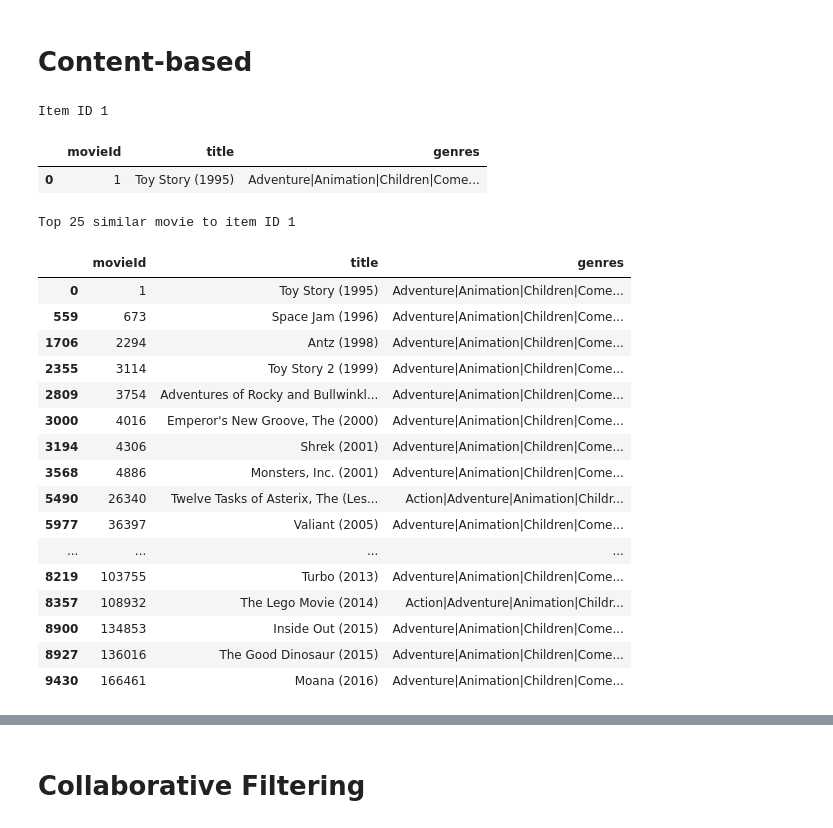
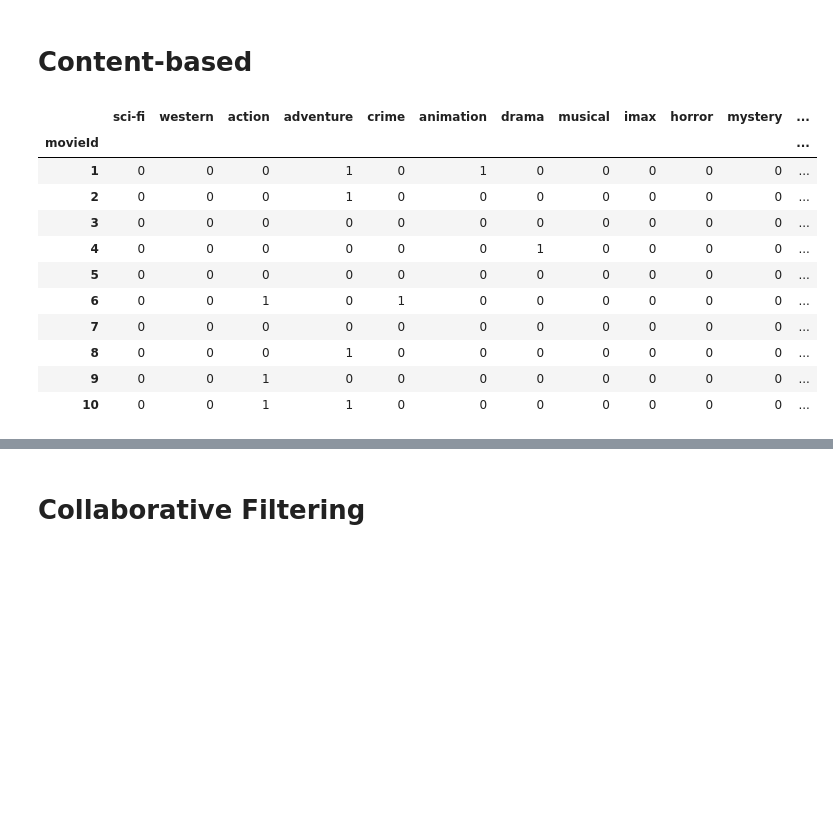
Before and after one commit to ngoduongkha/Recommendation-System, a Jupyter notebook: code.ipynb, the cells around one changed output, grey strips where cells are left out. Saved outputs shown, nothing was run; the diff lists cells and outputs as text; code cells hidden in the pictures; blank space fills up the shorter version.

```diff
--- a/code.ipynb
+++ b/code.ipynb
@@ -113,80 +113,46 @@ display(popular_items.head(10))
 # %% [markdown]
 # Content-based
 # %%
-from sklearn.metrics.pairwise import cosine_similarity
-
 # get items that have been rated
 rated_items = items.loc[items[ITEM_COL].isin(ratings[ITEM_COL])].copy()
 
 # split and extract genres
 genre = rated_items['genres'].str.split("|", expand=True)
 
 # get all distinct genre
 all_genre = set()
 for column in genre.columns:
     distinct_genre = genre[column].str.lower().str.strip().unique()
     all_genre.update(distinct_genre)
 all_genre.remove('(no genres listed)')
 all_genre.remove(None)
 
 # create item-genre matrix
 item_genre_mat = rated_items[[ITEM_COL, 'genres']].copy()
 item_genre_mat['genres'] = item_genre_mat['genres'].str.lower().str.strip()
 
 # create genres column
 for genre in all_genre:
     item_genre_mat[genre] = np.where(item_genre_mat['genres'].str.contains(genre), 1, 0)
 
 item_genre_mat = item_genre_mat.drop(['genres'], axis=1)
 item_genre_mat = item_genre_mat.set_index(ITEM_COL)
 
-# compute similarity matix
-corr_mat = cosine_similarity(item_genre_mat)
+display(item_genre_mat.head(10))
 
 # get dictionary with key is name and value is index
 ind2name = { index: name for index, name in enumerate(item_genre_mat.index)}
 name2ind = { name: index for index, name in ind2name.items() }
-
-# get top-k similar items
-def top_k_items(item_id, top_k, corr_mat, dict_name):
-    # sort and get top k correlation value
-    top_items = corr_mat[item_id, :].argsort()[-top_k:][::-1]
-    top_items = [dict_name[index] for index in top_items]
-    return top_items
-
-RECOMMEND_ITEM_ID = 1
-
-similar_items = top_k_items(name2ind[RECOMMEND_ITEM_ID],
-                            top_k = 25,
-                            corr_mat = corr_mat,
-                            dict_name = ind2name)
-
-# display result
-print('Item ID {}'.format(RECOMMEND_ITEM_ID))
-display(items.loc[items[ITEM_COL] == RECOMMEND_ITEM_ID])
-print("Top 25 similar movie to item ID {}".format(RECOMMEND_ITEM_ID))
-display(items.loc[items[ITEM_COL].isin(similar_items)])
-
-del corr_mat
 # %% [output]
-Item ID 1
-|  | movieId | title | genres |
-| 0 | 1 | Toy Story (1995) | Adventure|Animation|Children|Come... |
+|  | sci-fi | western | action | adventure | crime | animation | drama | musical | imax | horror | mystery | ... |
+| movieId |  |  |  |  |  |  |  |  |  |  |  | ... |
+| 1 | 0 | 0 | 0 | 1 | 0 | 1 | 0 | 0 | 0 | 0 | 0 | ... |
+| 2 | 0 | 0 | 0 | 1 | 0 | 0 | 0 | 0 | 0 | 0 | 0 | ... |
+| 3 | 0 | 0 | 0 | 0 | 0 | 0 | 0 | 0 | 0 | 0 | 0 | ... |
+| 4 | 0 | 0 | 0 | 0 | 0 | 0 | 1 | 0 | 0 | 0 | 0 | ... |
+| 5 | 0 | 0 | 0 | 0 | 0 | 0 | 0 | 0 | 0 | 0 | 0 | ... |
+| 6 | 0 | 0 | 1 | 0 | 1 | 0 | 0 | 0 | 0 | 0 | 0 | ... |
+| 7 | 0 | 0 | 0 | 0 | 0 | 0 | 0 | 0 | 0 | 0 | 0 | ... |
+| 8 | 0 | 0 | 0 | 1 | 0 | 0 | 0 | 0 | 0 | 0 | 0 | ... |
+| 9 | 0 | 0 | 1 | 0 | 0 | 0 | 0 | 0 | 0 | 0 | 0 | ... |
+| 10 | 0 | 0 | 1 | 1 | 0 | 0 | 0 | 0 | 0 | 0 | 0 | ... |
-Top 25 similar movie to item ID 1
-|  | movieId | title | genres |
-| 0 | 1 | Toy Story (1995) | Adventure|Animation|Children|Come... |
-| 559 | 673 | Space Jam (1996) | Adventure|Animation|Children|Come... |
-| 1706 | 2294 | Antz (1998) | Adventure|Animation|Children|Come... |
-| 2355 | 3114 | Toy Story 2 (1999) | Adventure|Animation|Children|Come... |
-| 2809 | 3754 | Adventures of Rocky and Bullwinkl... | Adventure|Animation|Children|Come... |
-| 3000 | 4016 | Emperor's New Groove, The (2000) | Adventure|Animation|Children|Come... |
-| 3194 | 4306 | Shrek (2001) | Adventure|Animation|Children|Come... |
-| 3568 | 4886 | Monsters, Inc. (2001) | Adventure|Animation|Children|Come... |
-| 5490 | 26340 | Twelve Tasks of Asterix, The (Les... | Action|Adventure|Animation|Childr... |
-| 5977 | 36397 | Valiant (2005) | Adventure|Animation|Children|Come... |
-| ... | ... | ... | ... |
-| 8219 | 103755 | Turbo (2013) | Adventure|Animation|Children|Come... |
-| 8357 | 108932 | The Lego Movie (2014) | Action|Adventure|Animation|Childr... |
-| 8900 | 134853 | Inside Out (2015) | Adventure|Animation|Children|Come... |
-| 8927 | 136016 | The Good Dinosaur (2015) | Adventure|Animation|Children|Come... |
-| 9430 | 166461 | Moana (2016) | Adventure|Animation|Children|Come... |
```
Also changed, not shown: parts of 1 cell of this notebook.
